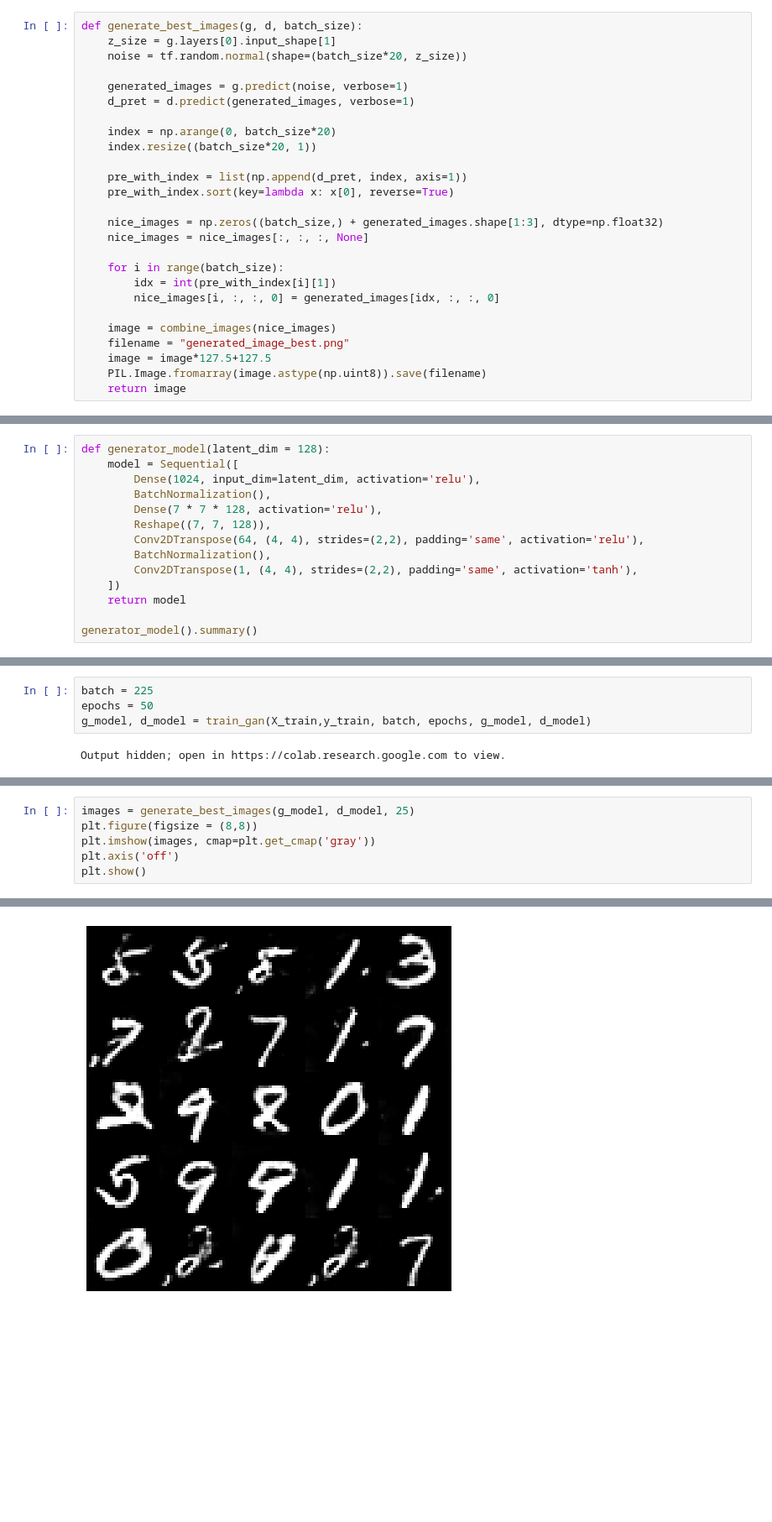
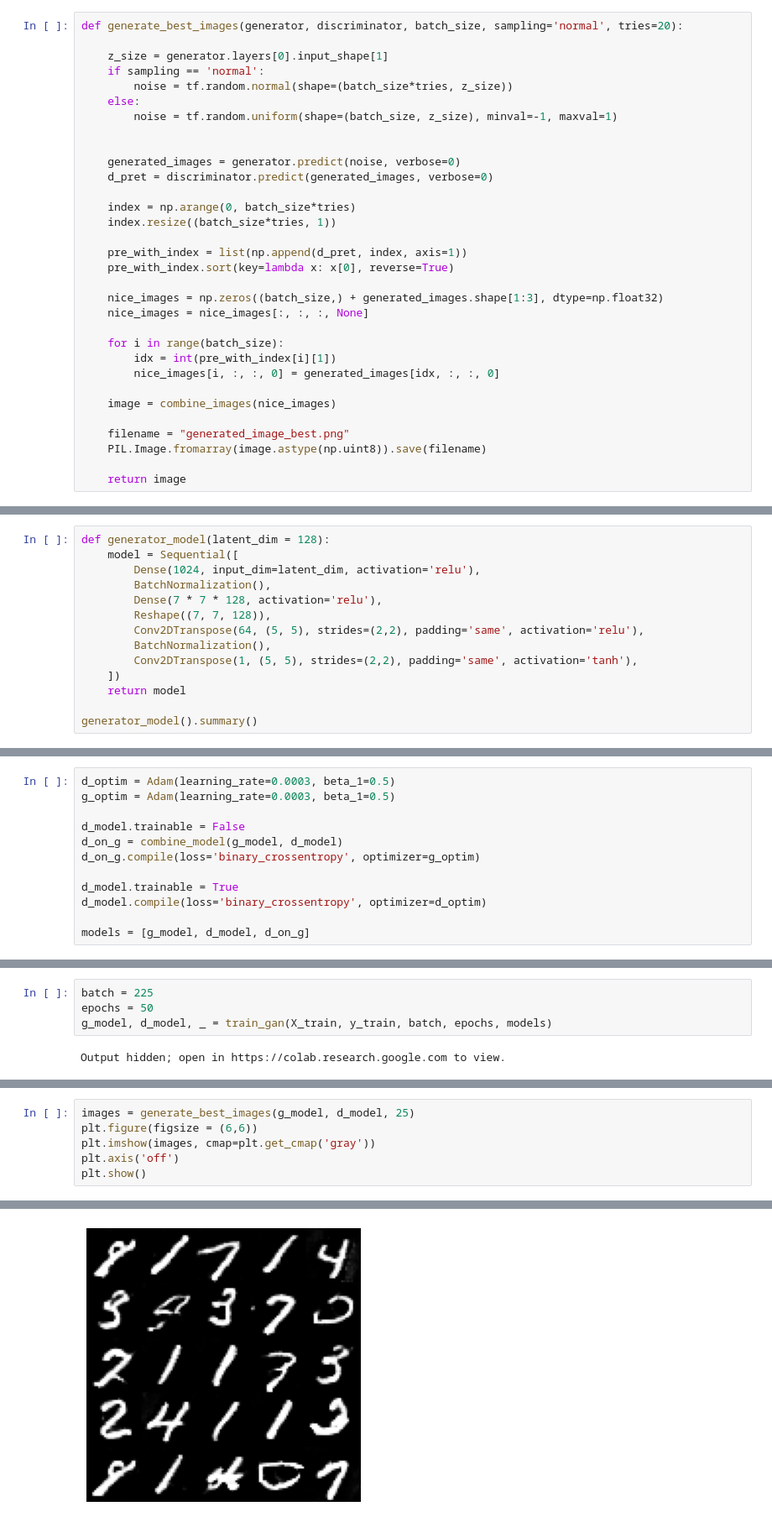
Before and after one commit to adf-telkomuniv/MLSS2020_Telkom, a Jupyter notebook: practical 5/MLSS2020TU - Practical 5b.ipynb, the cells around one changed output, grey strips where cells are left out. Shown: that part at 84% size. Drawn from its saved outputs; the diff is of its cells as text; blank space fills up the shorter version.

```diff
--- a/practical 5/MLSS2020TU - Practical 5b.ipynb
+++ b/practical 5/MLSS2020TU - Practical 5b.ipynb
@@ -148,13 +150,18 @@ def generate_images(g, batch_size):
 # %%
-def generate_best_images(g, d, batch_size):
-    z_size = g.layers[0].input_shape[1]
-    noise = tf.random.normal(shape=(batch_size*20, z_size))
+def generate_best_images(generator, discriminator, batch_size, sampling='normal', tries=20):
 
-    generated_images = g.predict(noise, verbose=1)
-    d_pret = d.predict(generated_images, verbose=1)
+    z_size = generator.layers[0].input_shape[1]
+    if sampling == 'normal':
+        noise = tf.random.normal(shape=(batch_size*tries, z_size))
+    else:
+        noise = tf.random.uniform(shape=(batch_size, z_size), minval=-1, maxval=1)
 
-    index = np.arange(0, batch_size*20)
-    index.resize((batch_size*20, 1))
+
+    generated_images = generator.predict(noise, verbose=0)
+    d_pret = discriminator.predict(generated_images, verbose=0)
+
+    index = np.arange(0, batch_size*tries)
+    index.resize((batch_size*tries, 1))
 
     pre_with_index = list(np.append(d_pret, index, axis=1))
     pre_with_index.sort(key=lambda x: x[0], reverse=True)
@@ -167,7 +174,8 @@ def generate_best_images(g, d, batch_size):
         nice_images[i, :, :, 0] = generated_images[idx, :, :, 0]
 
     image = combine_images(nice_images)
+
     filename = "generated_image_best.png"
-    image = image*127.5+127.5
     PIL.Image.fromarray(image.astype(np.uint8)).save(filename)
+
     return image
@@ -199,9 +247,9 @@ def generator_model(latent_dim = 128):
         BatchNormalization(),
         Dense(7 * 7 * 128, activation='relu'),
         Reshape((7, 7, 128)),
-        Conv2DTranspose(64, (4, 4), strides=(2,2), padding='same', activation='relu'),
+        Conv2DTranspose(64, (5, 5), strides=(2,2), padding='same', activation='relu'),
         BatchNormalization(),
-        Conv2DTranspose(1, (4, 4), strides=(2,2), padding='same', activation='tanh'),
+        Conv2DTranspose(1, (5, 5), strides=(2,2), padding='same', activation='tanh'),
     ])
     return model
 
@@ -351,8 +446,20 @@ d_model = discriminator_model()
+# %%
+d_optim = Adam(learning_rate=0.0003, beta_1=0.5)
+g_optim = Adam(learning_rate=0.0003, beta_1=0.5)
+
+d_model.trainable = False
+d_on_g = combine_model(g_model, d_model)
+d_on_g.compile(loss='binary_crossentropy', optimizer=g_optim)
+
+d_model.trainable = True
+d_model.compile(loss='binary_crossentropy', optimizer=d_optim)
+
+models = [g_model, d_model, d_on_g]
 # %% [markdown]
 ### Train GAN
 # %%
 batch = 225
 epochs = 50
-g_model, d_model = train_gan(X_train,y_train, batch, epochs, g_model, d_model)
+g_model, d_model, _ = train_gan(X_train, y_train, batch, epochs, models)
 # %% [output]
 Output hidden; open in https://colab.research.google.com to view.
@@ -381,6 +493,6 @@ plt.show()
 # %%
 images = generate_best_images(g_model, d_model, 25)
-plt.figure(figsize = (8,8))
+plt.figure(figsize = (6,6))
 plt.imshow(images, cmap=plt.get_cmap('gray'))
 plt.axis('off')
 plt.show()
@@ -390 +500 @@ plt.show()
-[figure, old version]
+[figure, new version]
```
Also changed, not shown: parts of 31 cells of this notebook.
